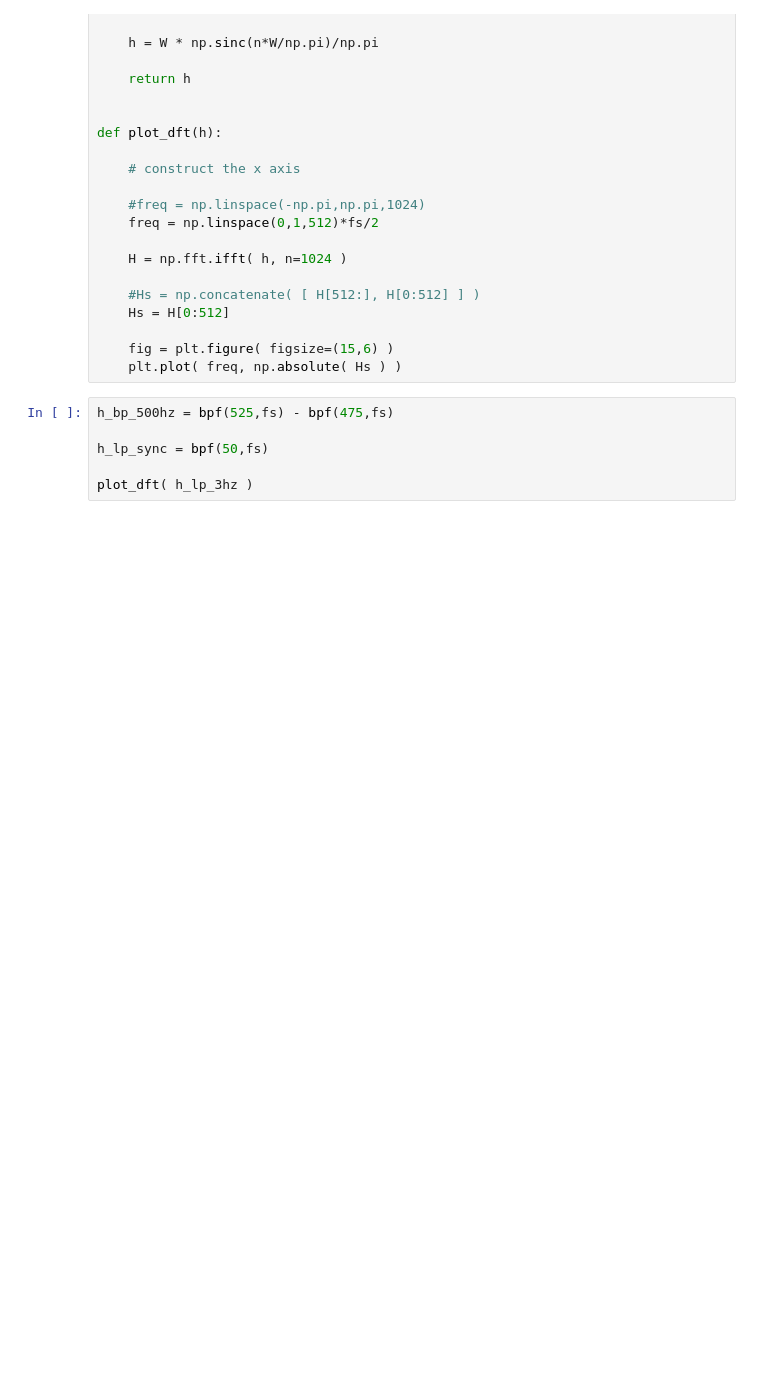
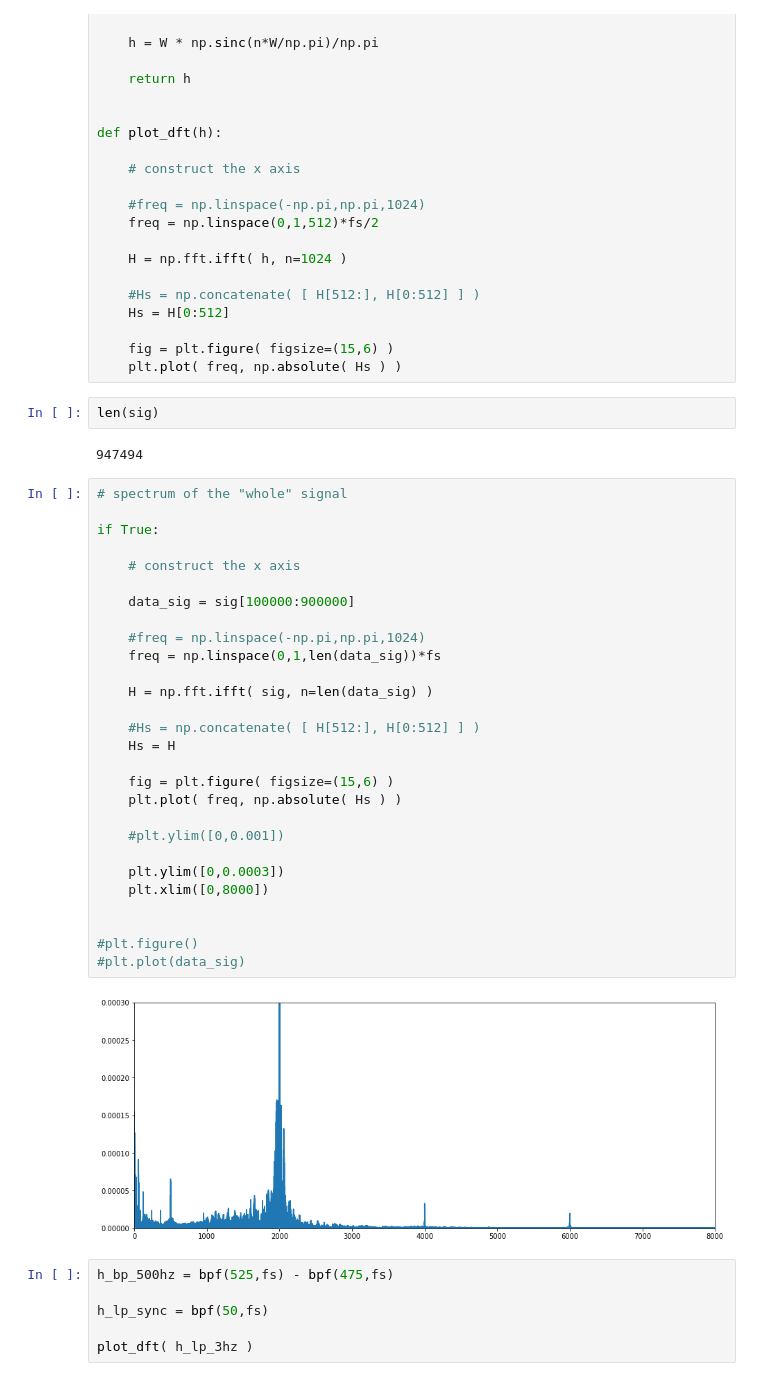
Before and after one commit to lobdellb/brycemodem, a Jupyter notebook: demodulate.ipynb, the cells around one changed output. Cells and saved outputs as stored; diff of their text form; blank space fills up the shorter version.

```diff
--- a/demodulate.ipynb
+++ b/demodulate.ipynb
@@ -95,6 +96,40 @@ def plot_dft(h):
 
     fig = plt.figure( figsize=(15,6) )
     plt.plot( freq, np.absolute( Hs ) )
+# %%
+len(sig)
+# %% [output]
+947494
+# %%
+# spectrum of the "whole" signal
+
+if True:
+
+    # construct the x axis
+
+    data_sig = sig[100000:900000]
+
+    #freq = np.linspace(-np.pi,np.pi,1024)
+    freq = np.linspace(0,1,len(data_sig))*fs
+
+    H = np.fft.ifft( sig, n=len(data_sig) )
+
+    #Hs = np.concatenate( [ H[512:], H[0:512] ] )
+    Hs = H
+
+    fig = plt.figure( figsize=(15,6) )
+    plt.plot( freq, np.absolute( Hs ) )
+
+    #plt.ylim([0,0.001])
+
+    plt.ylim([0,0.0003])
+    plt.xlim([0,8000])
+
+
+#plt.figure()
+#plt.plot(data_sig)
+# %% [output]
+[figure, added]
 # %%
 h_bp_500hz = bpf(525,fs) - bpf(475,fs)
 
```
Also changed, not shown: parts of 6 cells of this notebook, 1 other file.
